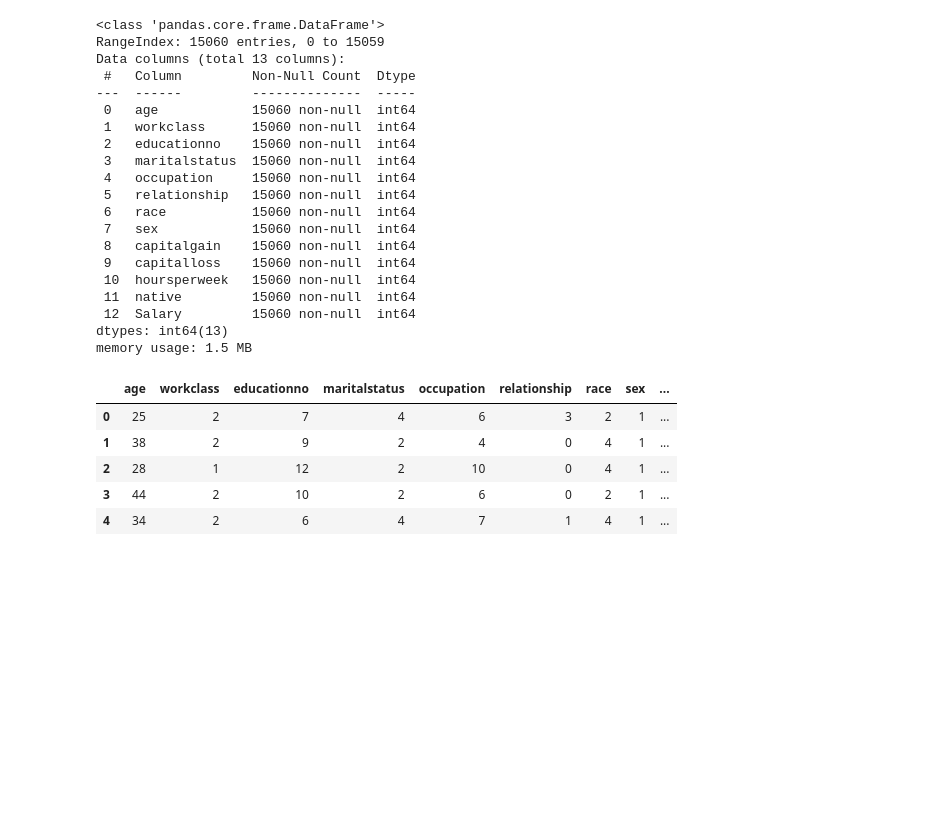
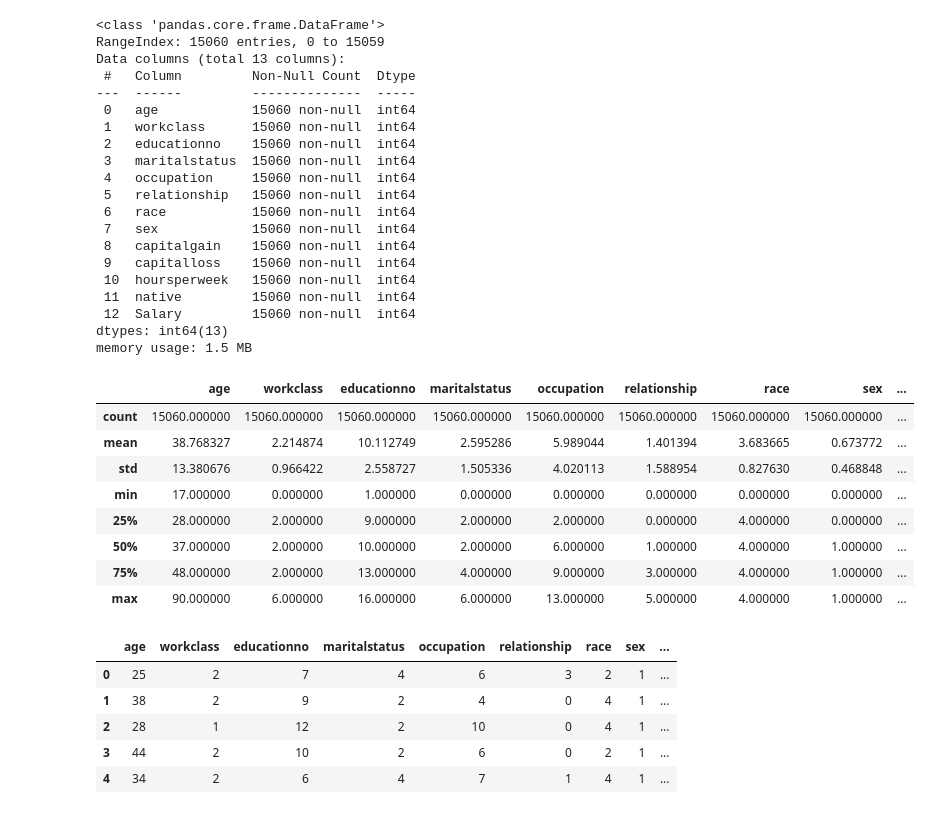
Before and after one commit to shrad1997/SVM, a Jupyter notebook: SVM_Salary.ipynb, the cells around one changed output. Drawn from its saved outputs; the diff is of its cells as text; code cells hidden in the pictures; blank space fills up the shorter version.

```diff
--- a/SVM_Salary.ipynb
+++ b/SVM_Salary.ipynb
@@ -157,3 +174,15 @@ Data columns (total 13 columns):
  12  Salary         15060 non-null  int64
 dtypes: int64(13)
 memory usage: 1.5 MB
+# %%
+test_data.describe()
+# %% [output]
+|  | age | workclass | educationno | maritalstatus | occupation | relationship | race | sex | ... |
+| count | 15060.000000 | 15060.000000 | 15060.000000 | 15060.000000 | 15060.000000 | 15060.000000 | 15060.000000 | 15060.000000 | ... |
+| mean | 38.768327 | 2.214874 | 10.112749 | 2.595286 | 5.989044 | 1.401394 | 3.683665 | 0.673772 | ... |
+| std | 13.380676 | 0.966422 | 2.558727 | 1.505336 | 4.020113 | 1.588954 | 0.827630 | 0.468848 | ... |
+| min | 17.000000 | 0.000000 | 1.000000 | 0.000000 | 0.000000 | 0.000000 | 0.000000 | 0.000000 | ... |
+| 25% | 28.000000 | 2.000000 | 9.000000 | 2.000000 | 2.000000 | 0.000000 | 4.000000 | 0.000000 | ... |
+| 50% | 37.000000 | 2.000000 | 10.000000 | 2.000000 | 6.000000 | 1.000000 | 4.000000 | 1.000000 | ... |
+| 75% | 48.000000 | 2.000000 | 13.000000 | 4.000000 | 9.000000 | 3.000000 | 4.000000 | 1.000000 | ... |
+| max | 90.000000 | 6.000000 | 16.000000 | 6.000000 | 13.000000 | 5.000000 | 4.000000 | 1.000000 | ... |
```
Also changed, not shown: parts of 4 cells of this notebook.
